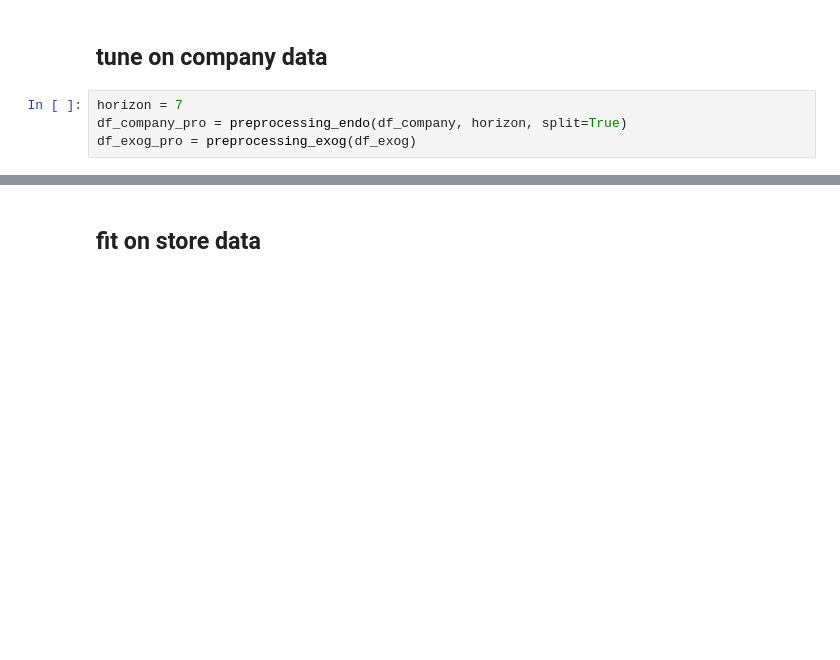
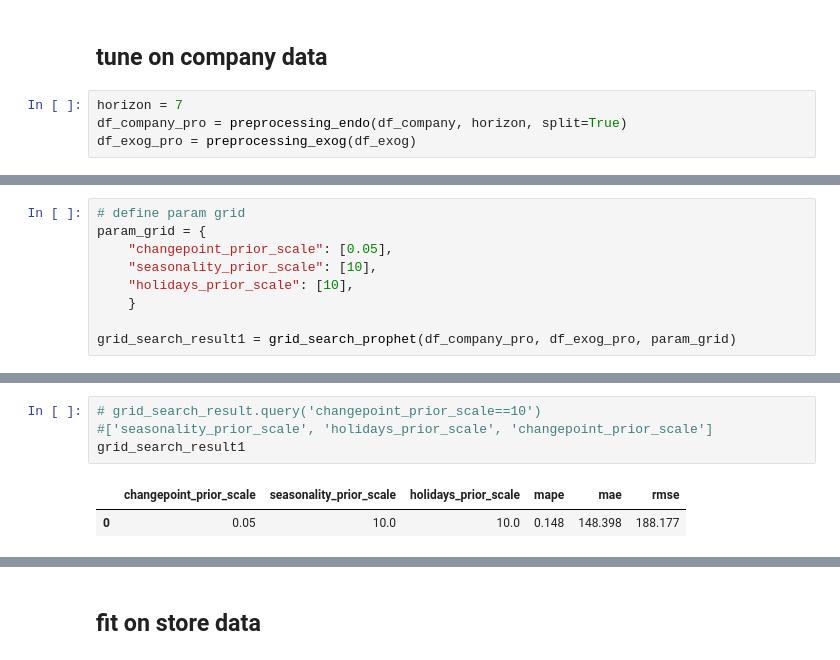
Before and after one commit to phucnh22/Sales_forecast, a Jupyter notebook: Forecast_8_Prophet.ipynb, the cells around one changed output, grey strips where cells are left out. Saved outputs shown, nothing was run; the diff lists cells and outputs as text; blank space fills up the shorter version.

```diff
--- a/Forecast_8_Prophet.ipynb
+++ b/Forecast_8_Prophet.ipynb
@@ -131,0 +199,9 @@ grid_search_result = grid_search_prophet(df_company_pro, df_exog_pro, param_grid
+# %%
+# define param grid
+param_grid = {
+    "changepoint_prior_scale": [0.05],
+    "seasonality_prior_scale": [10],
+    "holidays_prior_scale": [10],
+    }
+
+grid_search_result1 = grid_search_prophet(df_company_pro, df_exog_pro, param_grid)
@@ -132,2 +243,9 @@ grid_search_result = grid_search_prophet(df_company_pro, df_exog_pro, param_grid
+# %%
+# grid_search_result.query('changepoint_prior_scale==10')
+#['seasonality_prior_scale', 'holidays_prior_scale', 'changepoint_prior_scale']
+grid_search_result1
+# %% [output]
+|  | changepoint_prior_scale | seasonality_prior_scale | holidays_prior_scale | mape | mae | rmse |
+| 0 | 0.05 | 10.0 | 10.0 | 0.148 | 148.398 | 188.177 |
 # %%
 # grid_search_result.to_pickle("results/f8/PROPHET_param_7.pkl")
```
Also changed, not shown: parts of 27 cells of this notebook, 46 other files.
